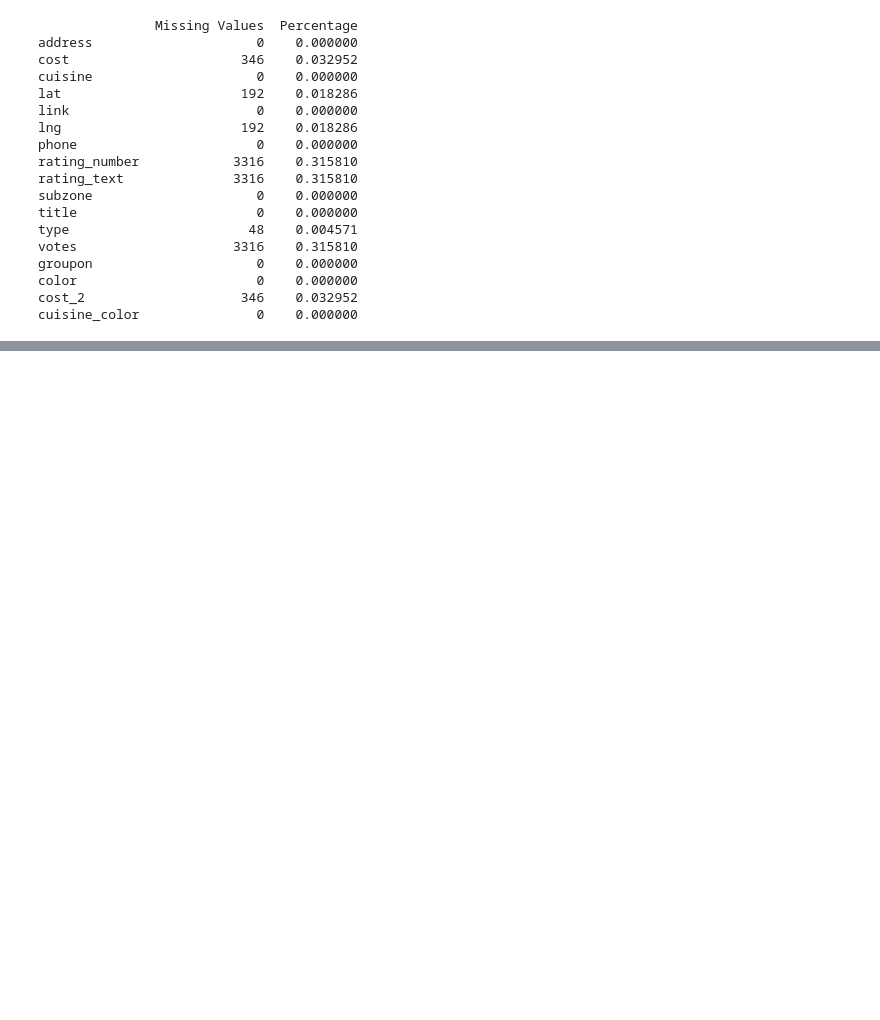
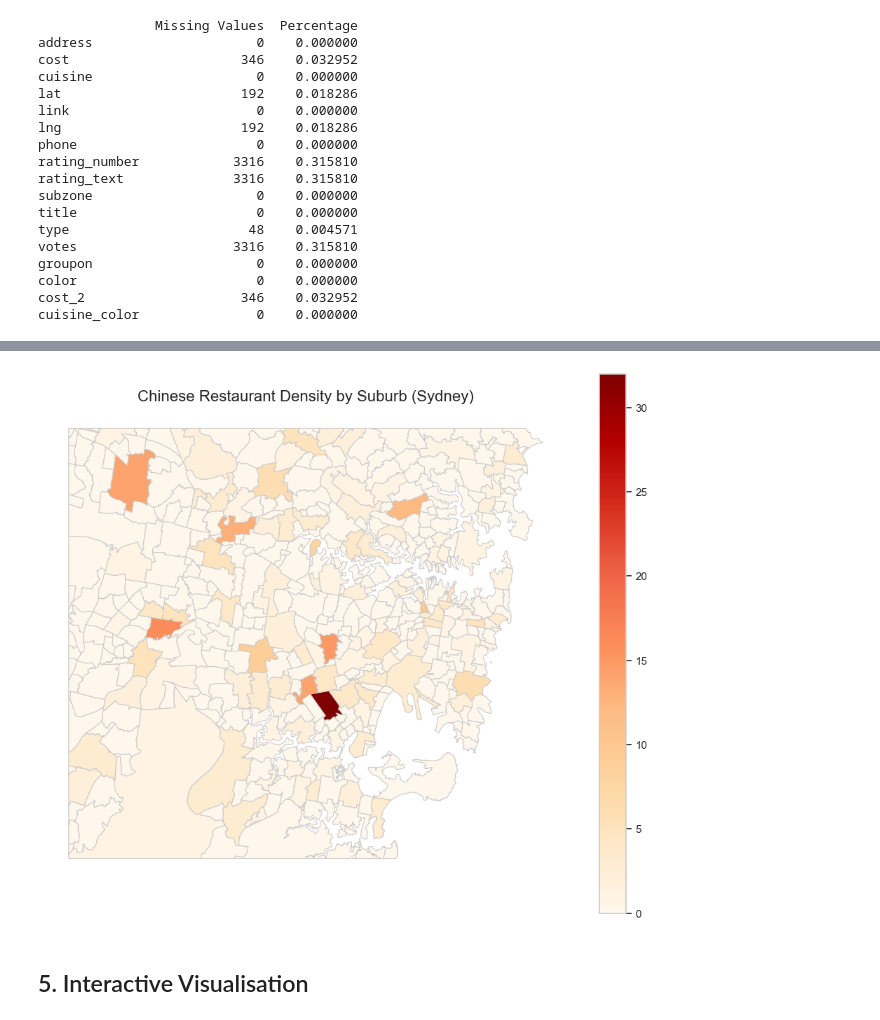
Before and after one commit to nigelcheong/predictive-modelling-and-deployment-assignment, a Jupyter notebook: notebooks/Assignment1_PartA.ipynb, the cells around one changed output, grey strips where cells are left out. Drawn from its saved outputs; the diff is of its cells as text; code cells hidden in the pictures; blank space fills up the shorter version.

```diff
--- a/notebooks/Assignment1_PartA.ipynb
+++ b/notebooks/Assignment1_PartA.ipynb
@@ -184,23 +265,25 @@ plt.show()
 # %%
 # Filter restaurants containing "Chinese"
 df['is_chinese'] = df['cuisine'].apply(lambda x: 'Chinese' in str(x))
 
 indian_counts = df[df['is_chinese']].groupby('subzone').size().reset_index(name='chinese_count')
 
 # Merge into geo dataframe
 geo_indian = geo.merge(indian_counts, how='left', left_on='SSC_NAME', right_on='subzone')
 geo_indian['chinese_count'] = geo_indian['chinese_count'].fillna(0)
 
 # Plot
 fig, ax = plt.subplots(1, 1, figsize=(12,10))
 geo_indian.plot(
     column='chinese_count',
     cmap='OrRd',
     linewidth=0.8,
     ax=ax,
     edgecolor='0.8',
     legend=True
 )
-ax.set_title("Chinese Restaurant Density by Suburb", fontsize=16)
+ax.set_title("Chinese Restaurant Density by Suburb (Sydney)", fontsize=16)
 ax.axis("off")
 plt.show()
+# %% [output]
+[figure, added]
@@ -224,0 +290,2 @@ m.save("../visualisations/interactive_suburb_density.html")
+# %% [markdown]
+## 5. Interactive Visualisation
```
Also changed, not shown: parts of 21 cells of this notebook.
